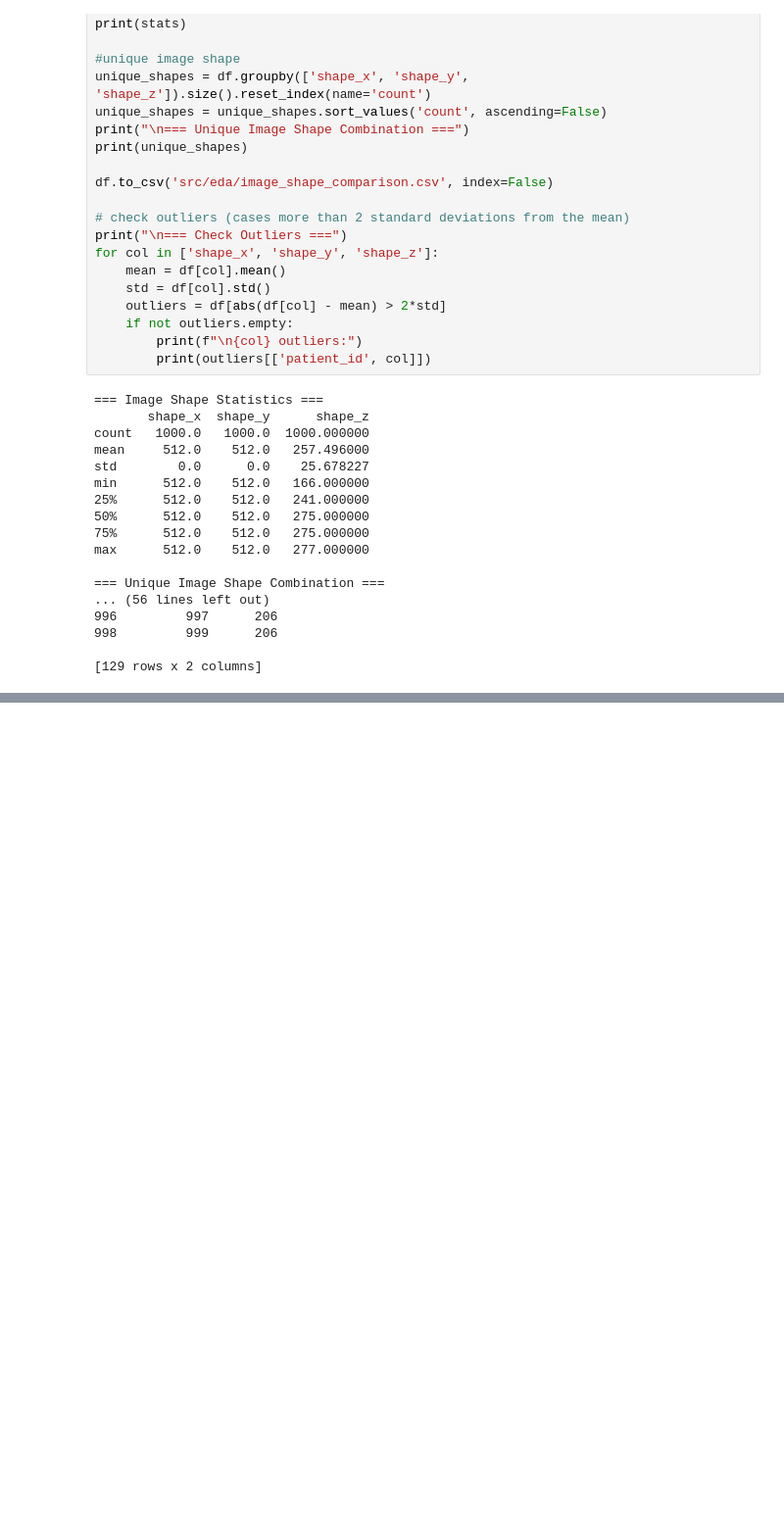
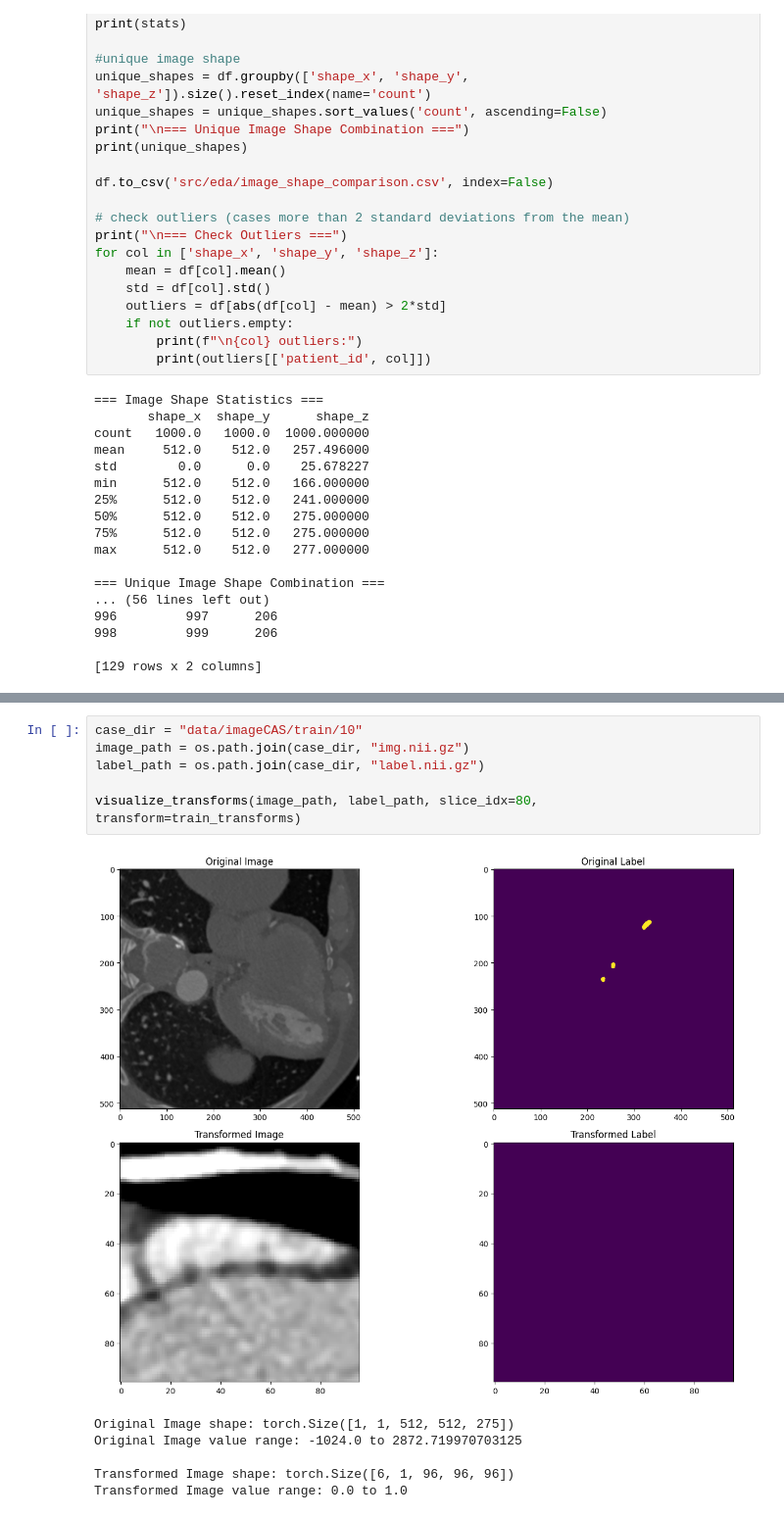
Before and after one commit to seoooa/coronary-artery, a Jupyter notebook: src/data/eda/imageCAS.ipynb, the cells around one changed output, grey strips where cells are left out. Shown at 98% size. Cells and saved outputs as stored; diff of their text form; blank space fills up the shorter version.

```diff
--- a/src/data/eda/imageCAS.ipynb
+++ b/src/data/eda/imageCAS.ipynb
@@ -550,0 +785,13 @@ max      512.0    512.0   277.000000
+# %%
+case_dir = "data/imageCAS/train/10"
+image_path = os.path.join(case_dir, "img.nii.gz")
+label_path = os.path.join(case_dir, "label.nii.gz")
+
+visualize_transforms(image_path, label_path, slice_idx=80, transform=train_transforms)
+# %% [output]
+[figure, added]
+Original Image shape: torch.Size([1, 1, 512, 512, 275])
+Original Image value range: -1024.0 to 2872.719970703125
+
+Transformed Image shape: torch.Size([6, 1, 96, 96, 96])
+Transformed Image value range: 0.0 to 1.0
```
Also changed, not shown: parts of 16 cells of this notebook, 6 other files.
